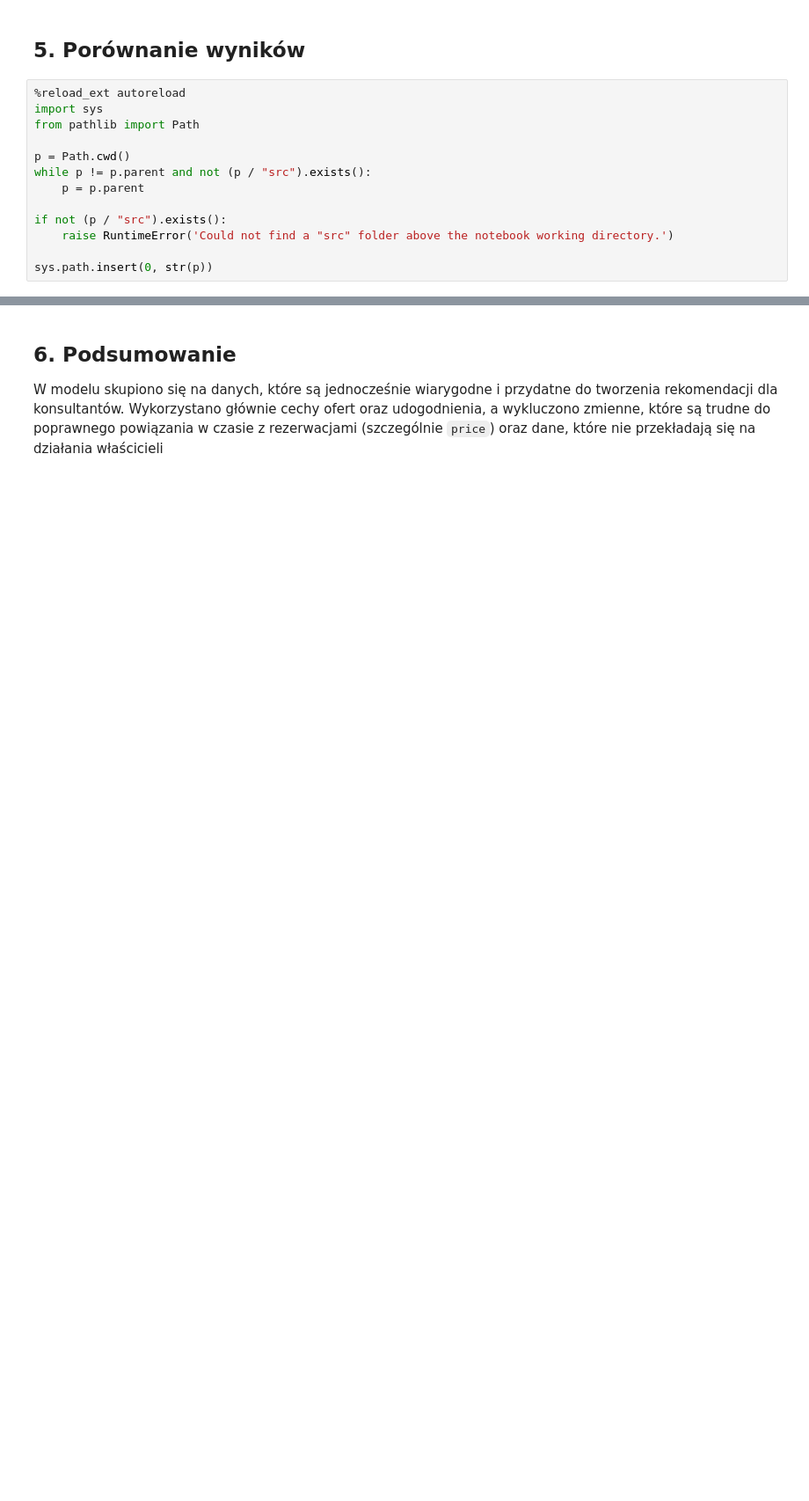
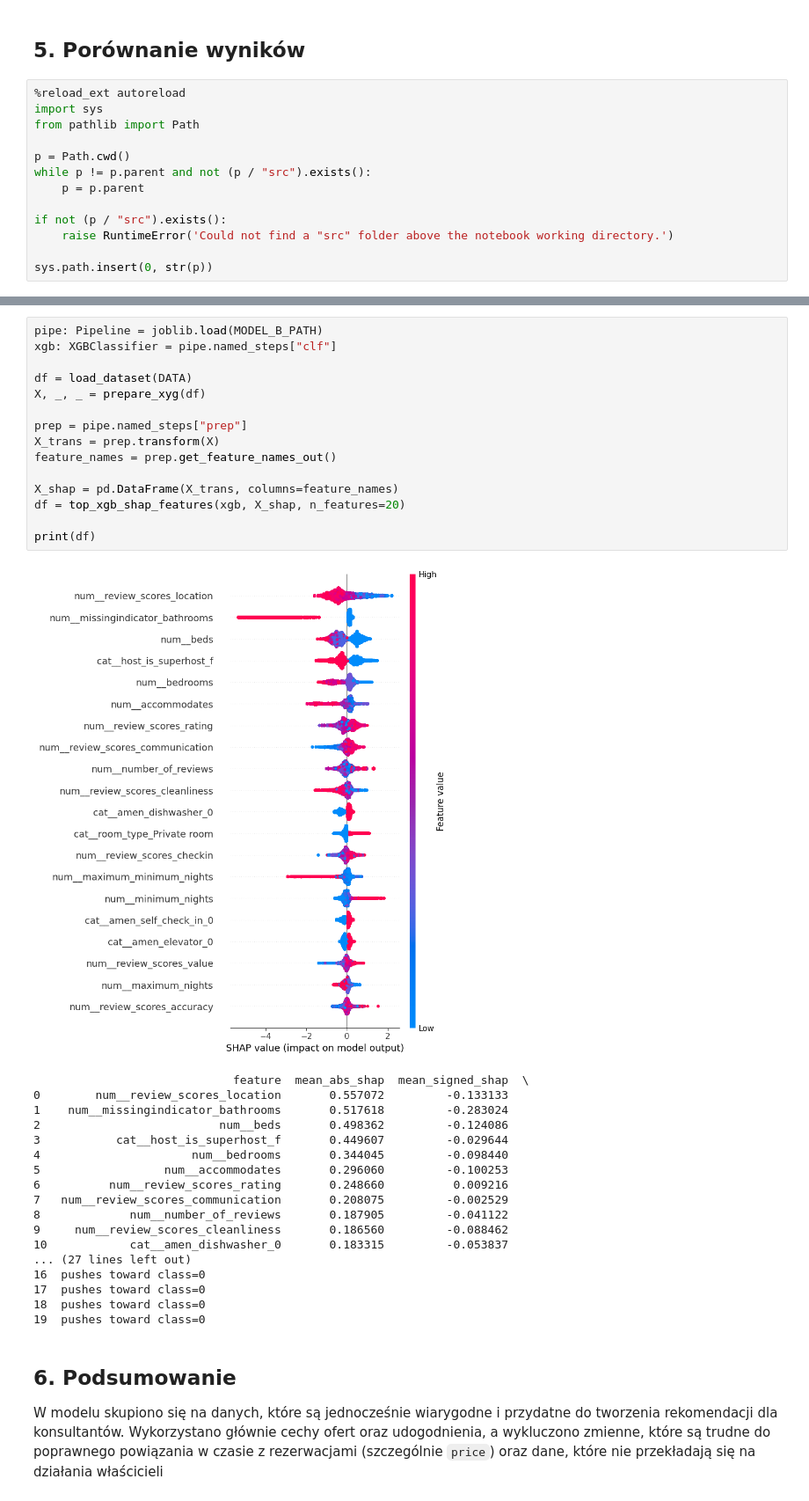
Before and after one commit to KamilMarszalek/ium, a Jupyter notebook: notebooks/final.ipynb, the cells around one changed output, grey strips where cells are left out. Shown at 88% size. Cells and saved outputs as stored; diff of their text form; blank space fills up the shorter version.

```diff
--- a/notebooks/final.ipynb
+++ b/notebooks/final.ipynb
@@ -167,3 +204,37 @@ dummy_most_frequent      0.500000     0.000000     0.286726    0.030269       0.
+# %%
+pipe: Pipeline = joblib.load(MODEL_B_PATH)
+xgb: XGBClassifier = pipe.named_steps["clf"]
+
+df = load_dataset(DATA)
+X, _, _ = prepare_xyg(df)
+
+prep = pipe.named_steps["prep"]
+X_trans = prep.transform(X)
+feature_names = prep.get_feature_names_out()
+
+X_shap = pd.DataFrame(X_trans, columns=feature_names)
+df = top_xgb_shap_features(xgb, X_shap, n_features=20)
+
+print(df)
+# %% [output]
+[figure, added]
+                             feature  mean_abs_shap  mean_signed_shap  \
+0        num__review_scores_location       0.557072         -0.133133
+1    num__missingindicator_bathrooms       0.517618         -0.283024
+2                          num__beds       0.498362         -0.124086
+3           cat__host_is_superhost_f       0.449607         -0.029644
+4                      num__bedrooms       0.344045         -0.098440
+5                  num__accommodates       0.296060         -0.100253
+6          num__review_scores_rating       0.248660          0.009216
+7   num__review_scores_communication       0.208075         -0.002529
+8             num__number_of_reviews       0.187905         -0.041122
+9     num__review_scores_cleanliness       0.186560         -0.088462
+10            cat__amen_dishwasher_0       0.183315         -0.053837
+... (27 lines left out)
+16  pushes toward class=0
+17  pushes toward class=0
+18  pushes toward class=0
+19  pushes toward class=0
 # %% [markdown]
 ## 6. Podsumowanie
 
```
Also changed, not shown: parts of 4 cells of this notebook, 5 other files.
